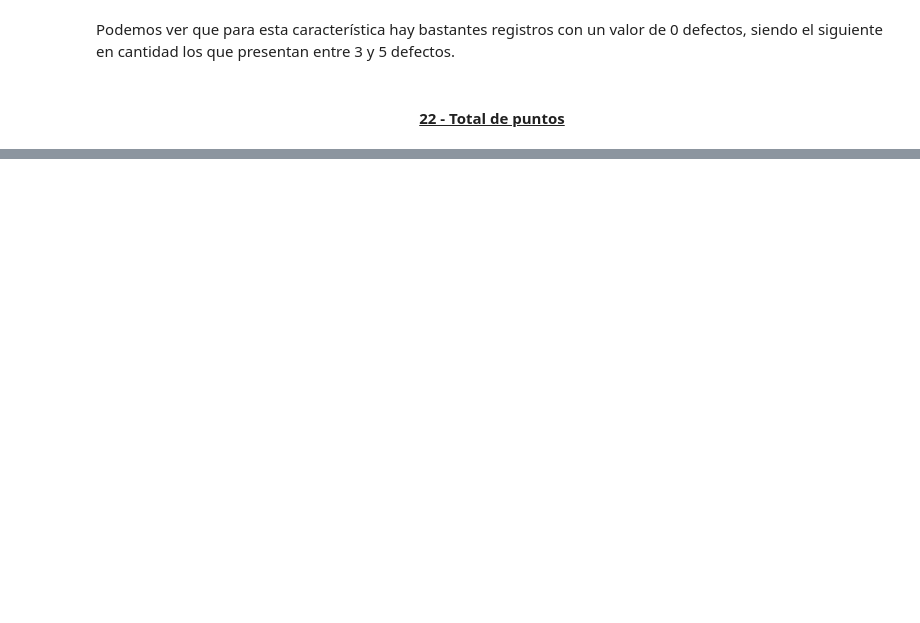
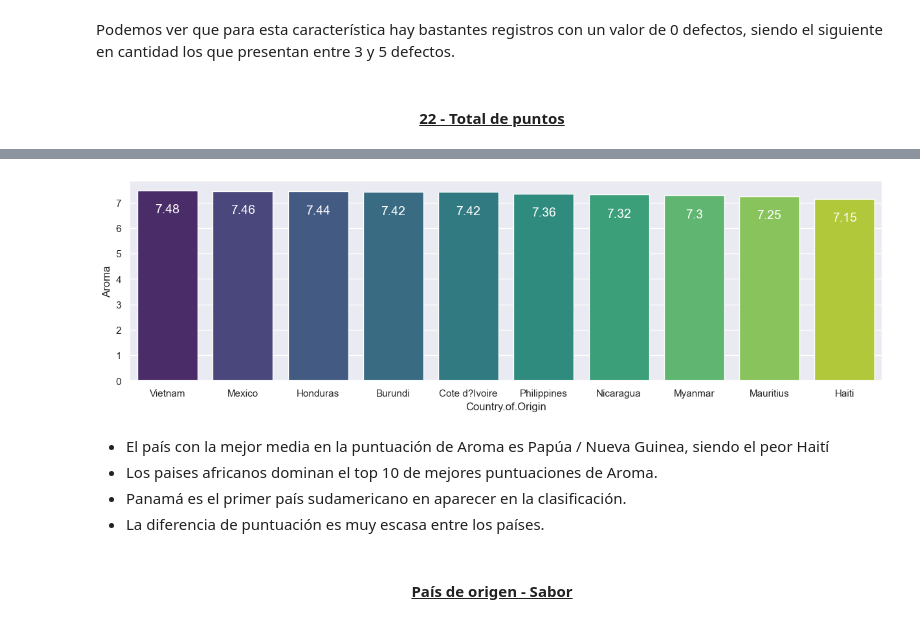
Before and after one commit to jmramaq/TrainingEDA_Coffee, a Jupyter notebook: src/EDA.ipynb, the cells around one changed output, grey strips where cells are left out. Drawn from its saved outputs; the diff is of its cells as text; code cells hidden in the pictures; blank space fills up the shorter version.

```diff
--- a/src/EDA.ipynb
+++ b/src/EDA.ipynb
@@ -678,0 +1218,20 @@ sns.boxplot(data=df, x="Total.Cup.Points", ax=axs[2])
+# %%
+fig, ax = plt.subplots(figsize=(15, 4))
+sns.barplot(
+    data=last_10,
+    y="Aroma", x="Country.of.Origin", ax=ax, palette="viridis")
+
+for p in ax.patches:
+    ax.annotate(f'\n{p.get_height()}',
+                (p.get_x() + p.get_width() / 2, p.get_height()), ha='center', va='top', color='white', size=14)
+
+plt.show()
+# %% [output]
+[figure, added]
+# %% [markdown]
+- El país con la mejor media en la puntuación de Aroma es Papúa / Nueva Guinea, siendo el peor Haití
+- Los paises africanos dominan el top 10 de mejores puntuaciones de Aroma.
+- Panamá es el primer país sudamericano en aparecer en la clasificación.
+- La diferencia de puntuación es muy escasa entre los países.
+# %% [markdown]
+<h4 style="text-align: center;"><ins>País de origen - Sabor</ins></h4>
```
Also changed, not shown: parts of 112 cells of this notebook, 1 other file.
